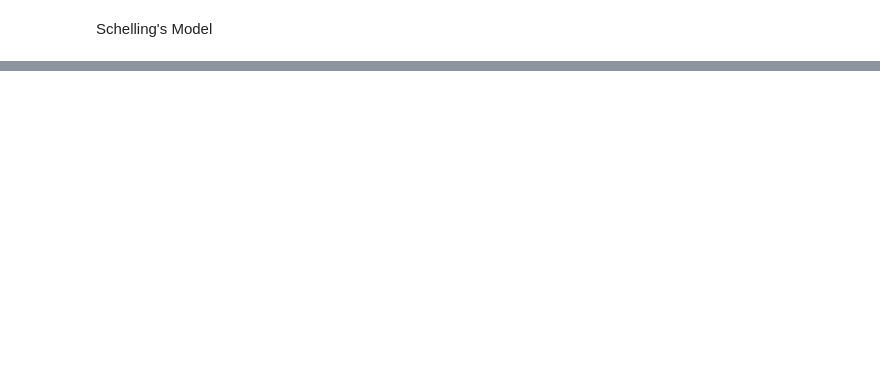
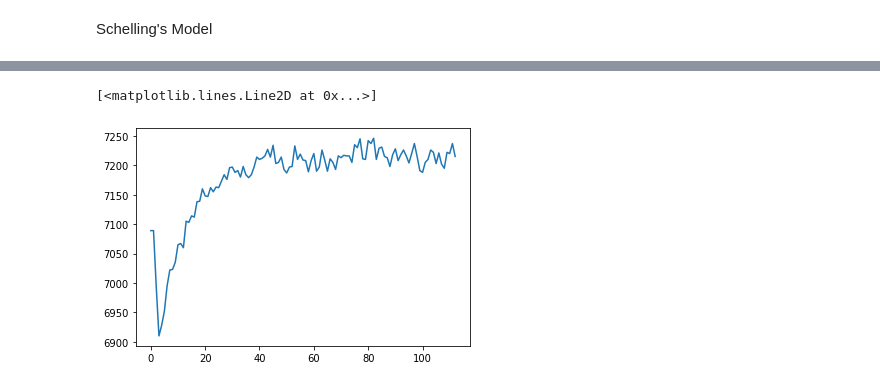
Before and after one commit to NesterukSergey/HP_Python, a Jupyter notebook: Game_of_Life.ipynb, the cells around one changed output, grey strips where cells are left out. Cells and saved outputs as stored; diff of their text form; code cells hidden in the pictures; blank space fills up the shorter version.

Commit message:
plots

```diff
--- a/Game_of_Life.ipynb
+++ b/Game_of_Life.ipynb
@@ -175,0 +271,8 @@ game.show()
+# %%
+game = Life(agents_percent=0.5,
+            low_threshold=4,
+            high_threshold=7,
+            field_size=25,
+            dimensions=3,
+           store_history=False,
+           make_gif=True)
@@ -175,0 +286,5 @@ game.show()
+# %%
+plt.plot(game._unstable_agents_count)
+# %% [output]
+[<matplotlib.lines.Line2D at 0x...>]
+[figure, added]
```
Also changed, not shown: parts of 15 cells of this notebook, 16 other files.
